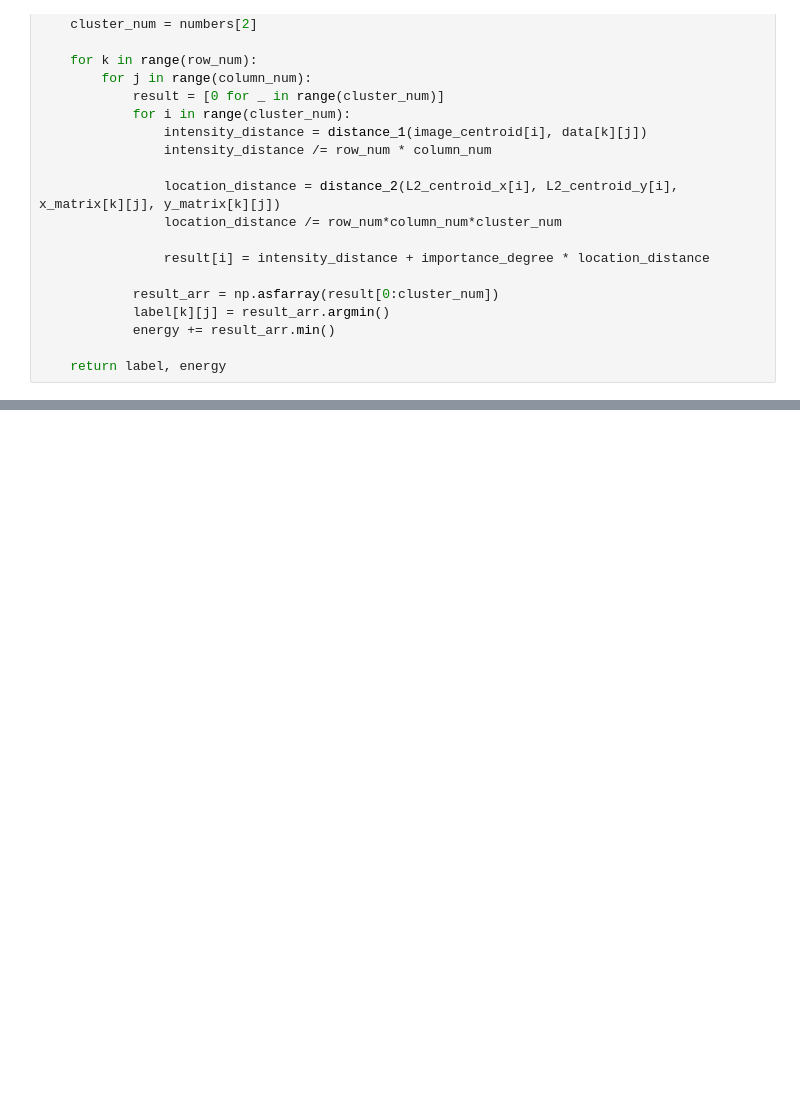
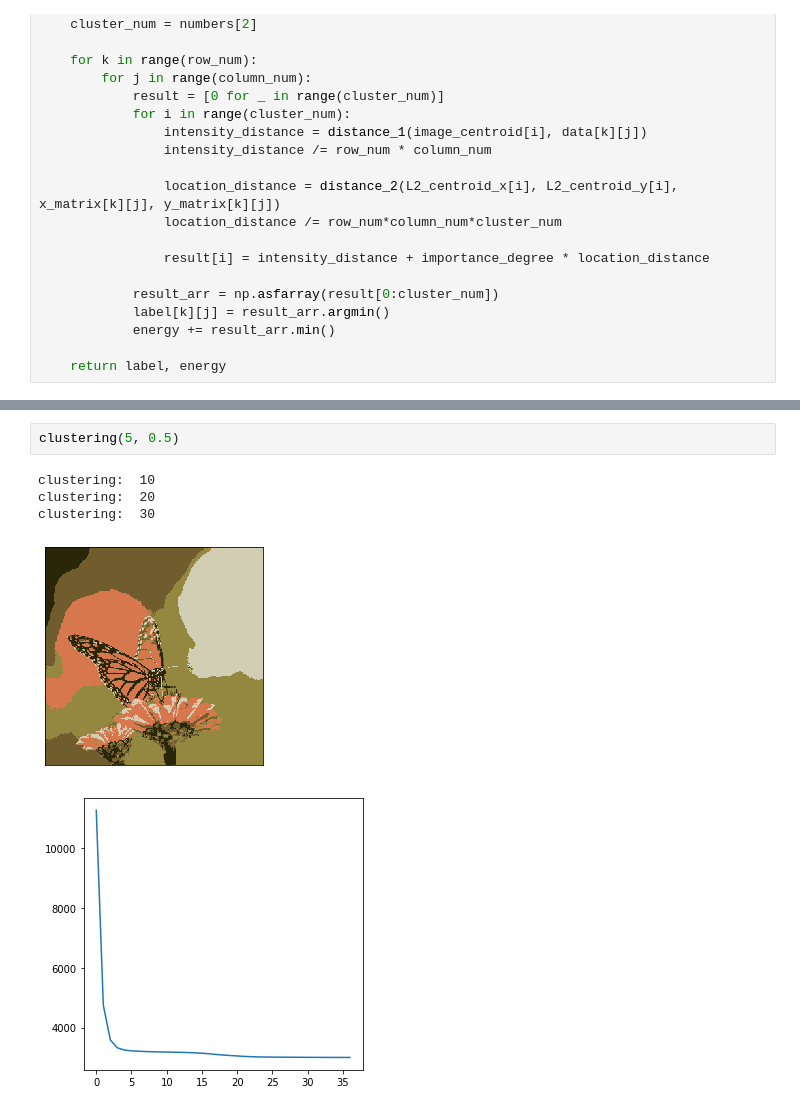
Before and after one commit to wlgh325/k-means-clustering, a Jupyter notebook: 20146703_pateern07.ipynb, the cells around one changed output, grey strips where cells are left out. Saved outputs shown, nothing was run; the diff lists cells and outputs as text; blank space fills up the shorter version.

```diff
--- a/20146703_pateern07.ipynb
+++ b/20146703_pateern07.ipynb
@@ -509,0 +512,8 @@ clustering:  10
+# %%
+clustering(5, 0.5)
+# %% [output]
+clustering:  10
+clustering:  20
+clustering:  30
+[figure, added]
+[figure, added]
```
Also changed, not shown: parts of 9 cells of this notebook.
